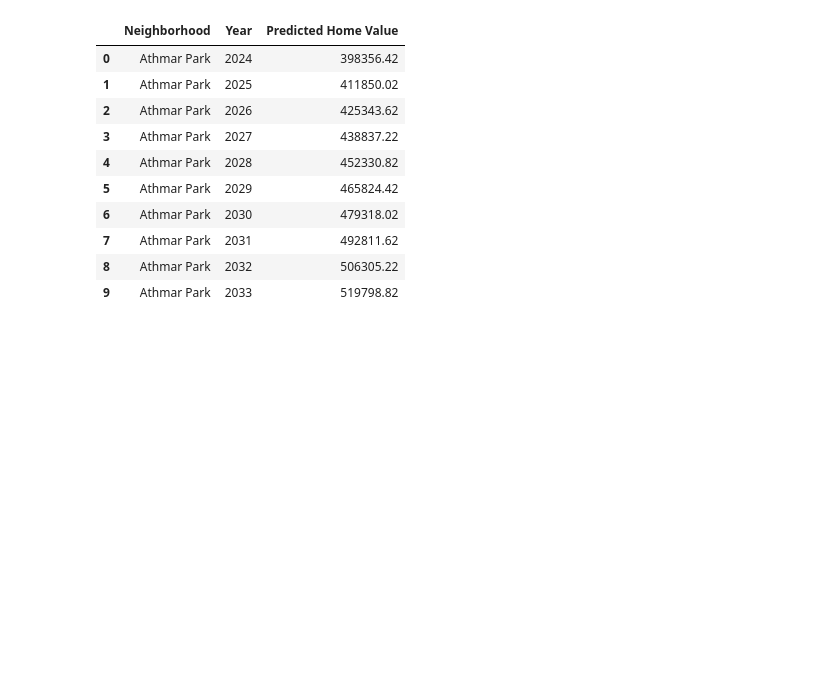
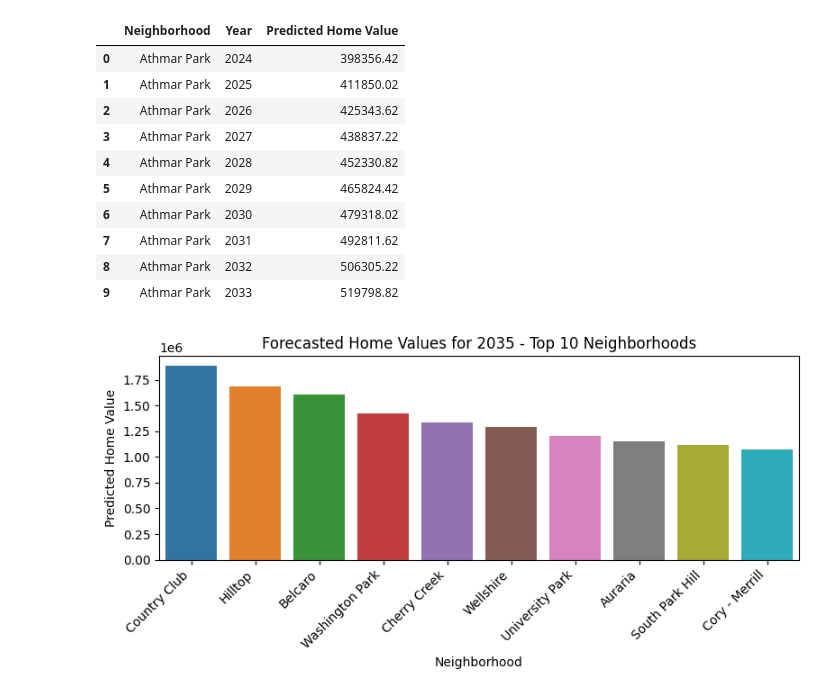
Before and after one commit to Angelinamurdock/final_project_group_2, a Jupyter notebook: Zillowregressionk_.ipynb, the cells around one changed output. Saved outputs shown, nothing was run; the diff lists cells and outputs as text; code cells hidden in the pictures; blank space fills up the shorter version.

Commit message:
bar chart in regression added

```diff
--- a/Zillowregressionk_.ipynb
+++ b/Zillowregressionk_.ipynb
@@ -257,3 +257,19 @@ forecast_df.head(10)
 | 9 | Athmar Park | 2033 | 519798.82 |
 # %%
 forecast_df.to_csv('Resources/regression_forecast.csv', index=False)
+# %%
+# Filter for 2035
+forecast_2035 = forecast_df[forecast_df['Year'] == 2035]
+# %%
+# Top 10 neighborhoods by predicted value
+top10 = forecast_2035.sort_values(by='Predicted Home Value', ascending=False).head(10)
+# %%
+# Plot bar chart
+plt.figure(figsize=(8, 4))
+sns.barplot(data=top10, x='Neighborhood', y='Predicted Home Value', hue='Neighborhood')
+plt.xticks(rotation=45, ha='right')
+plt.title('Forecasted Home Values for 2035 - Top 10 Neighborhoods')
+plt.tight_layout()
+plt.show()
+# %% [output]
+[figure, added]
```
Also changed, not shown: parts of 7 cells of this notebook.
